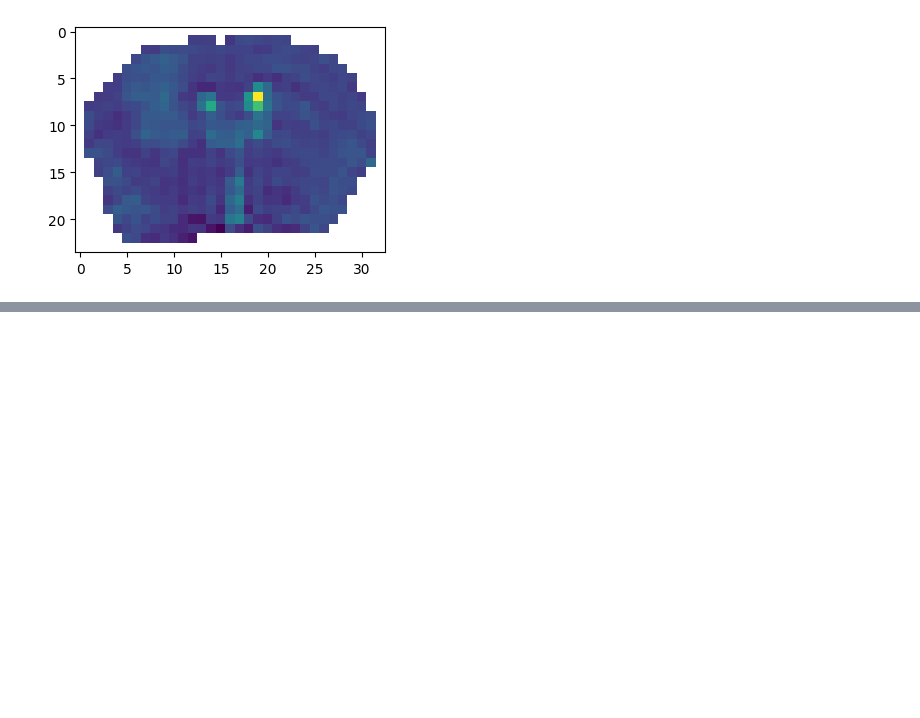
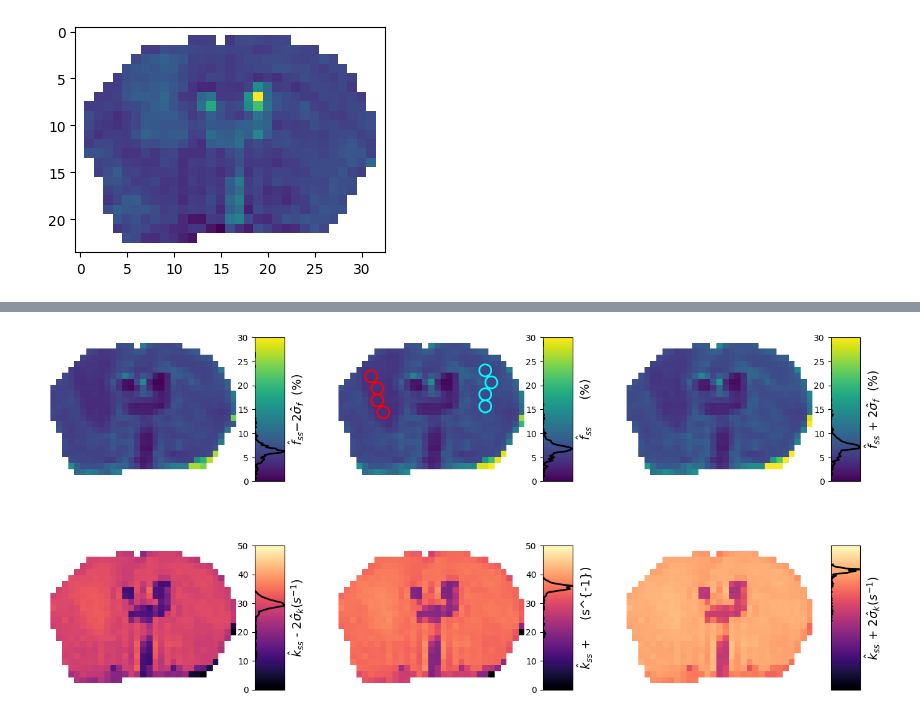
Before and after one commit to ronmoneta-tau/neural-fitting, a Jupyter notebook: Rons/demo_mice.ipynb, the cells around one changed output, grey strips where cells are left out. Drawn from its saved outputs; the diff is of its cells as text; code cells hidden in the pictures; blank space fills up the shorter version.

```diff
--- a/Rons/demo_mice.ipynb
+++ b/Rons/demo_mice.ipynb
@@ -561,25 +449,0 @@ _cov = u @ s @ np.transpose(u, [0,1,2,4,3])
-# %%
-_z = 0
-reload(au)
-
-for jj, (_x, _y) in enumerate(points): # [[6, 6], [10, 8], [5, 25], [10, 25]]:
-    f_best, k_best, nrmse, _df, _dk = au.plot_empirical_nrmse_blob(
-        None, _x, _y, _z,
-        data_feed_mt, mt_tissue_param_est,
-        data_feed_amide=None, amide=False,
-        mt_sim_mode='expm_bmmat', do_plot=False,
-        mt_seq_txt_fname=inpt.mt_params_path, larg_seq_txt_fname=inpt.rnoe_params_path
-    )
-    maha1, maha2, posterior_cov, CR_area, CIk_x_CIf = au.viz_posteriors(
-        f_val, k_val, _x, _y, _z,
-        _cov, df_c_0, dk_ca_0, df_c_1, dk_ca_1,
-        f_best, k_best, nrmse, _df, _dk,
-        explore_amide_uncertainty=explore_amide_uncertainty, fontsize=14, # figsize=(6, 4),  # good w.o. marginals
-        do_marginals=True, figsize=[7, 5], show_text=False, show_NN=True
-        )
-    plt.title(f'Point: ({_x},{_y}). CR_area: {CR_area:.2f}',
-              loc='center',
-              pad=15)  # Increase the pad value for more spacing
-
-
-    # plt.savefig(f'./mouse_posterior_pics/ind{jj}_{_x}_{_z}_{_y}.png', dpi=200)
@@ -594,0 +450,20 @@ for jj, (_x, _y) in enumerate(points): # [[6, 6], [10, 8], [5, 25], [10, 25]]:
+# %%
+import analyze_uncertainty as au; reload(au)
+import matplotlib.patches as patches
+
+f_est, k_est, cov_nnpred_scaled, f_sigma, k_sigma, height, width, angle = \
+    au.get_post_estimates(mt_tissue_params_est, data_feed_mt.shape, is_amide=False)
+
+sli = 0
+
+axes = au.plot_CI_maps(f_est[:,sli,:], f_sigma[:,sli,:], k_est[:,sli,:], k_sigma[:,sli,:], is_mt=True)
+
+points_tumor = [[6, 6],[8, 7],[10, 7], [12, 8]]
+points_contralateral = [[5, 25], [7, 26], [9, 25], [11, 25]]
+points = points_contralateral + points_tumor
+labels = [0]*len(points_contralateral) + [1]*len(points_tumor)
+for jj, point in enumerate(points):
+    circle = patches.Circle((point[1], point[0]), 1, facecolor='none', edgecolor=['cyan','red'][labels[jj]], linewidth=2)
+    axes[0, 1].add_patch(circle)
+# %% [output]
+[figure, added]
```
Also changed, not shown: parts of 15 cells of this notebook, 6 other files.
